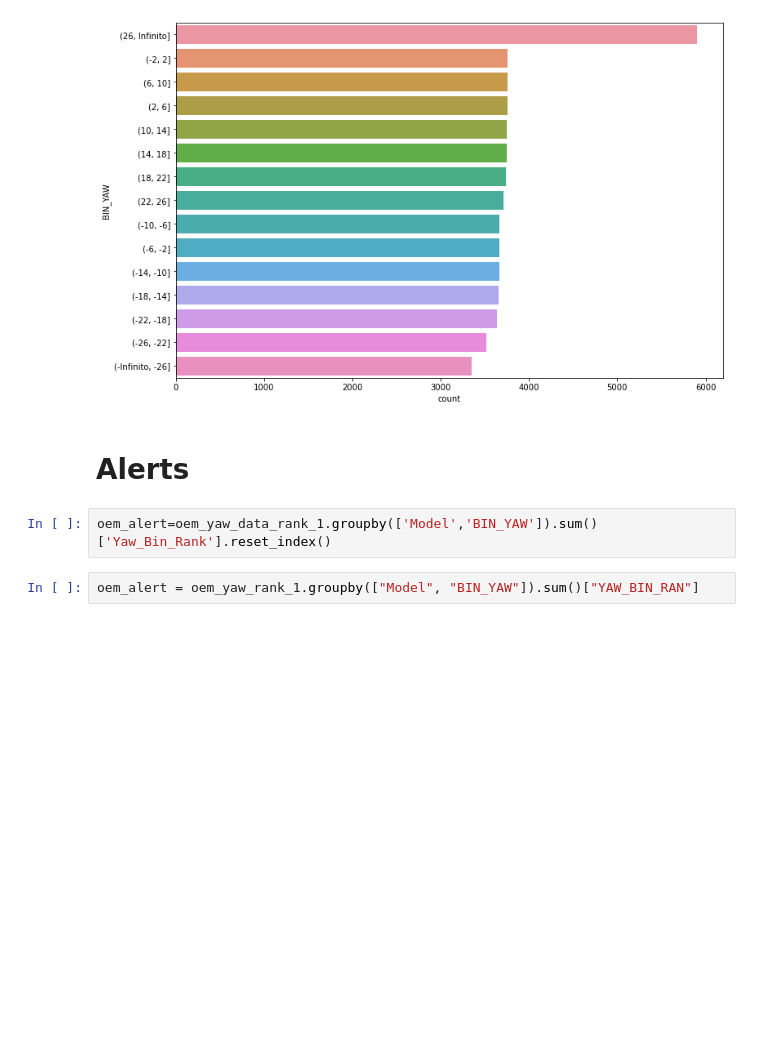
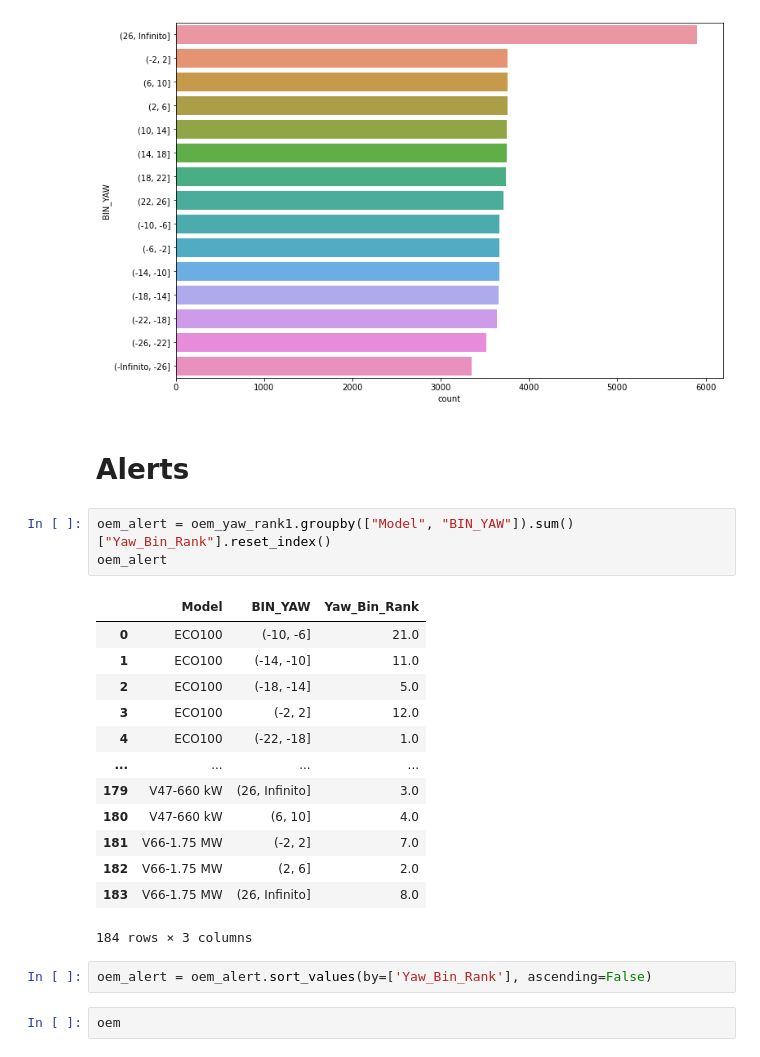
Before and after one commit to code-JOA/Wind-Turbine-Project, a Jupyter notebook: notebooks/OEM-Analysis.ipynb, the cells around one changed output. Drawn from its saved outputs; the diff is of its cells as text; blank space fills up the shorter version.

```diff
--- a/notebooks/OEM-Analysis.ipynb
+++ b/notebooks/OEM-Analysis.ipynb
@@ -271,6 +271,23 @@ plt.show()
 # %% [markdown]
 # Alerts
 # %%
-oem_alert=oem_yaw_data_rank_1.groupby(['Model','BIN_YAW']).sum()['Yaw_Bin_Rank'].reset_index()
+oem_alert = oem_yaw_rank1.groupby(["Model", "BIN_YAW"]).sum()["Yaw_Bin_Rank"].reset_index()
+oem_alert
+# %% [output]
+|  | Model | BIN_YAW | Yaw_Bin_Rank |
+| 0 | ECO100 | (-10, -6] | 21.0 |
+| 1 | ECO100 | (-14, -10] | 11.0 |
+| 2 | ECO100 | (-18, -14] | 5.0 |
+| 3 | ECO100 | (-2, 2] | 12.0 |
+| 4 | ECO100 | (-22, -18] | 1.0 |
+| ... | ... | ... | ... |
+| 179 | V47-660 kW | (26, Infinito] | 3.0 |
+| 180 | V47-660 kW | (6, 10] | 4.0 |
+| 181 | V66-1.75 MW | (-2, 2] | 7.0 |
+| 182 | V66-1.75 MW | (2, 6] | 2.0 |
+| 183 | V66-1.75 MW | (26, Infinito] | 8.0 |
+184 rows × 3 columns
-# %%
-oem_alert = oem_yaw_rank_1.groupby(["Model", "BIN_YAW"]).sum()["YAW_BIN_RAN"]
+# %%
+oem_alert = oem_alert.sort_values(by=['Yaw_Bin_Rank'], ascending=False)
+# %%
+oem
```
